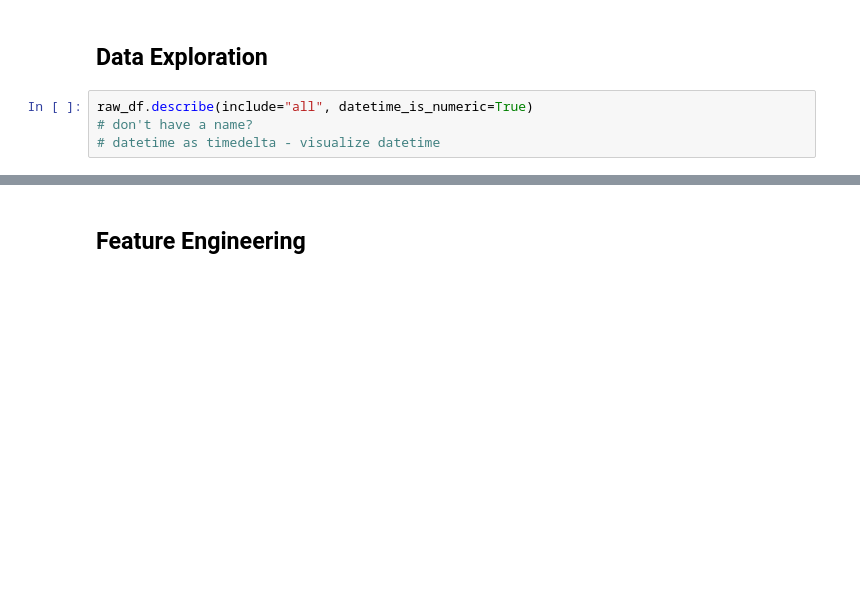
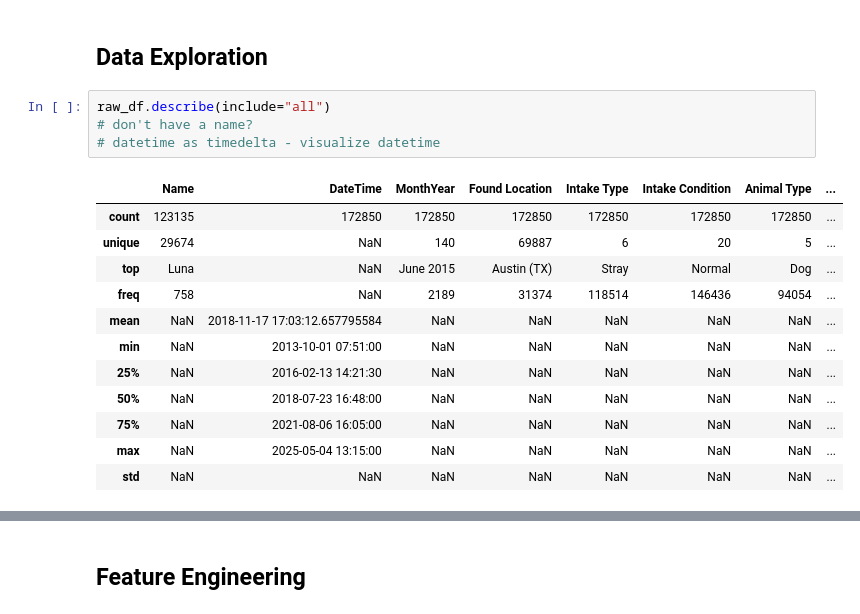
Before and after one commit to mikalajjjj/Data-Mining-Animal_Shelter, a Jupyter notebook: AACOutcomes.ipynb, the cells around one changed output, grey strips where cells are left out. Drawn from its saved outputs; the diff is of its cells as text; blank space fills up the shorter version.

```diff
--- a/AACOutcomes.ipynb
+++ b/AACOutcomes.ipynb
@@ -114,8 +142,21 @@ raw_df.head()
 # %% [markdown]
 ## Data Exploration
 # %%
-raw_df.describe(include="all", datetime_is_numeric=True)
+raw_df.describe(include="all")
 # don't have a name?
 # datetime as timedelta - visualize datetime
+# %% [output]
+|  | Name | DateTime | MonthYear | Found Location | Intake Type | Intake Condition | Animal Type | ... |
+| count | 123135 | 172850 | 172850 | 172850 | 172850 | 172850 | 172850 | ... |
+| unique | 29674 | NaN | 140 | 69887 | 6 | 20 | 5 | ... |
+| top | Luna | NaN | June 2015 | Austin (TX) | Stray | Normal | Dog | ... |
+| freq | 758 | NaN | 2189 | 31374 | 118514 | 146436 | 94054 | ... |
+| mean | NaN | 2018-11-17 17:03:12.657795584 | NaN | NaN | NaN | NaN | NaN | ... |
+| min | NaN | 2013-10-01 07:51:00 | NaN | NaN | NaN | NaN | NaN | ... |
+| 25% | NaN | 2016-02-13 14:21:30 | NaN | NaN | NaN | NaN | NaN | ... |
+| 50% | NaN | 2018-07-23 16:48:00 | NaN | NaN | NaN | NaN | NaN | ... |
+| 75% | NaN | 2021-08-06 16:05:00 | NaN | NaN | NaN | NaN | NaN | ... |
+| max | NaN | 2025-05-04 13:15:00 | NaN | NaN | NaN | NaN | NaN | ... |
+| std | NaN | NaN | NaN | NaN | NaN | NaN | NaN | ... |
 # %%
 raw_df["Outcome Type"].value_counts()
```
Also changed, not shown: parts of 21 cells of this notebook.
